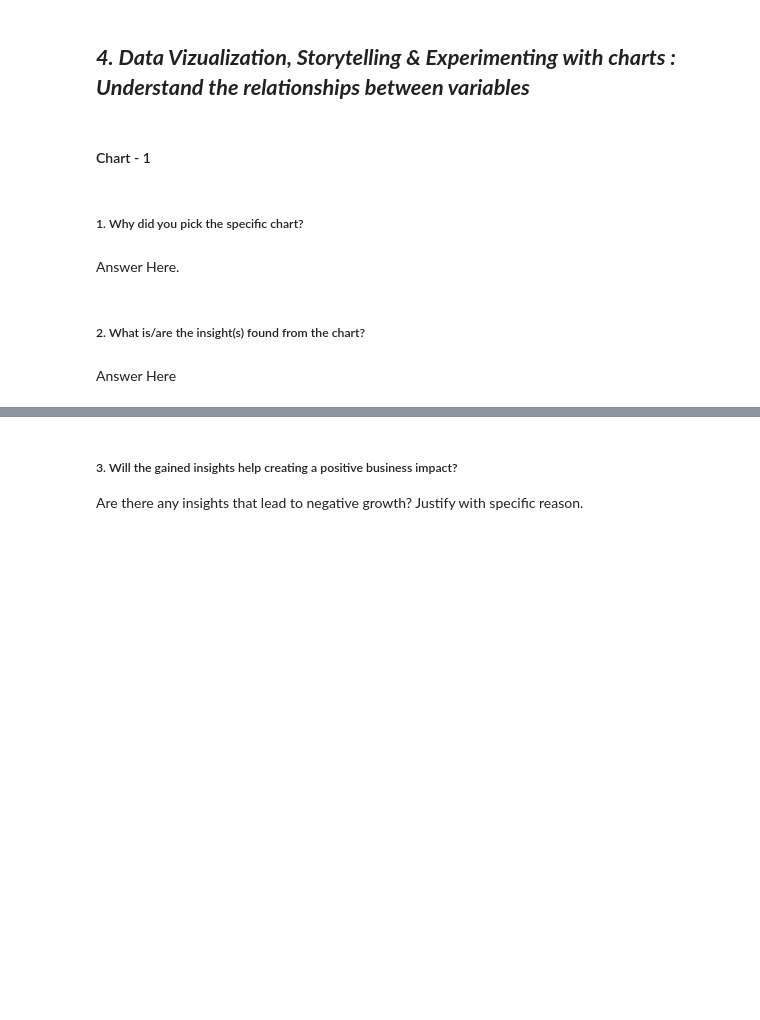
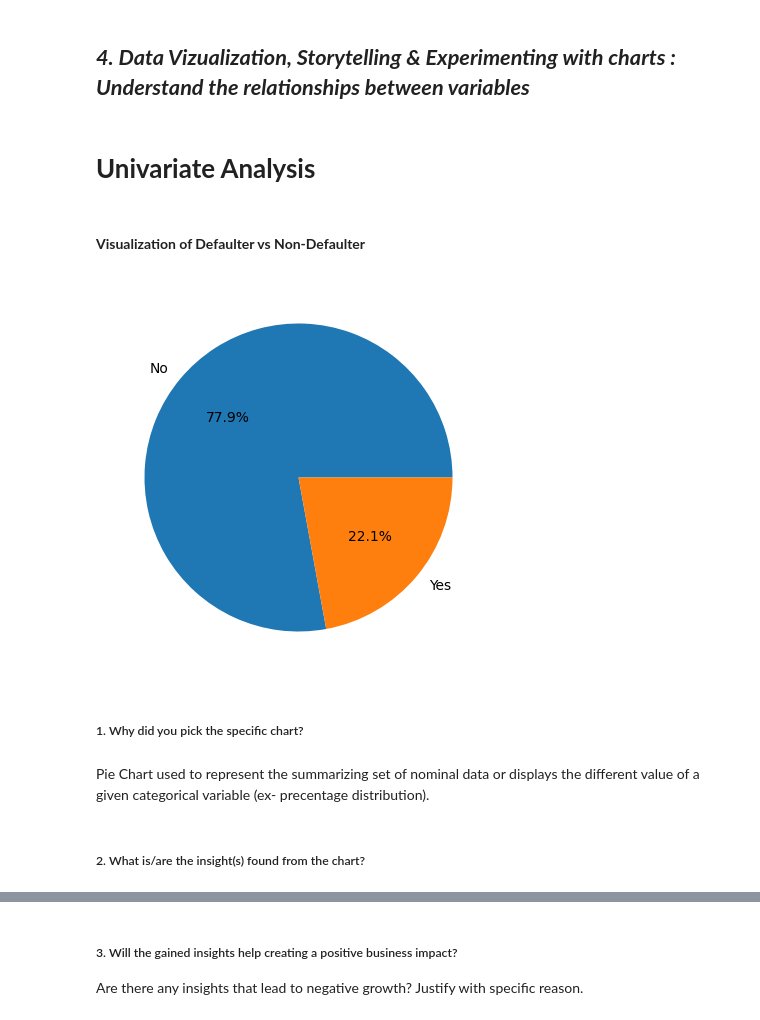
Before and after one commit to sabitendu/Capstone-Project-on-Credit-Card-Default-Predictiion, a Jupyter notebook: credit_card_default_prediction.ipynb, the cells around one changed output, grey strips where cells are left out. Cells and saved outputs as stored; diff of their text form; code cells hidden in the pictures; blank space fills up the shorter version.

```diff
--- a/credit_card_default_prediction.ipynb
+++ b/credit_card_default_prediction.ipynb
@@ -379,5 +379,3 @@ We can rename dependent variables and feature names to improve understanding of
 * **Status of marriage** (1 = married, 2 = single, 3 = other)
 # %% [markdown]
 ## ***4. Data Vizualization, Storytelling & Experimenting with charts : Understand the relationships between variables***
-# %% [markdown]
-#### Chart - 1
@@ -386,8 +382,18 @@ We can rename dependent variables and feature names to improve understanding of
+# %% [markdown]
+# **Univariate Analysis**
+# %% [markdown]
+####  **Visualization of Defaulter vs Non-Defaulter**
+# %%
+# Visualization of IsDefaulter using pie chart
+plt.figure(figsize=(10,5))
+plt.pie(x=df_credit['IsDefaulter'].value_counts(),labels=df_credit['IsDefaulter'].value_counts().index,autopct='%1.1f%%')
+plt.show()
+# %% [output]
+[figure, added]
 # %% [markdown]
 ##### 1. Why did you pick the specific chart?
-# %% [markdown]
-Answer Here.
+# %% [markdown]
+Pie Chart used to represent the  summarizing set of nominal data
+ or displays the different value of a given categorical variable (ex- precentage distribution).
 # %% [markdown]
 ##### 2. What is/are the insight(s) found from the chart?
-# %% [markdown]
-Answer Here
```
Also changed, not shown: parts of 4 cells of this notebook.
